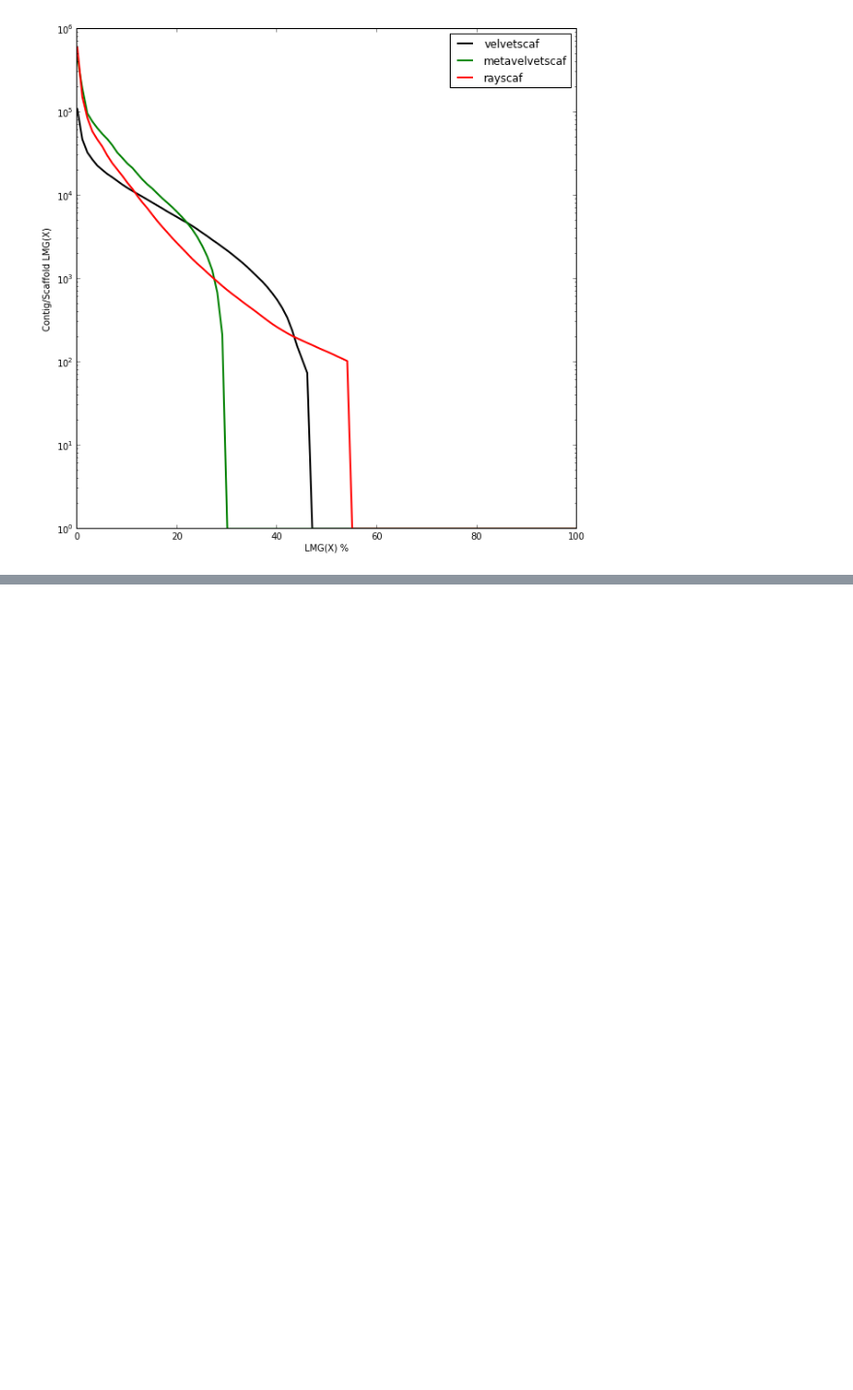
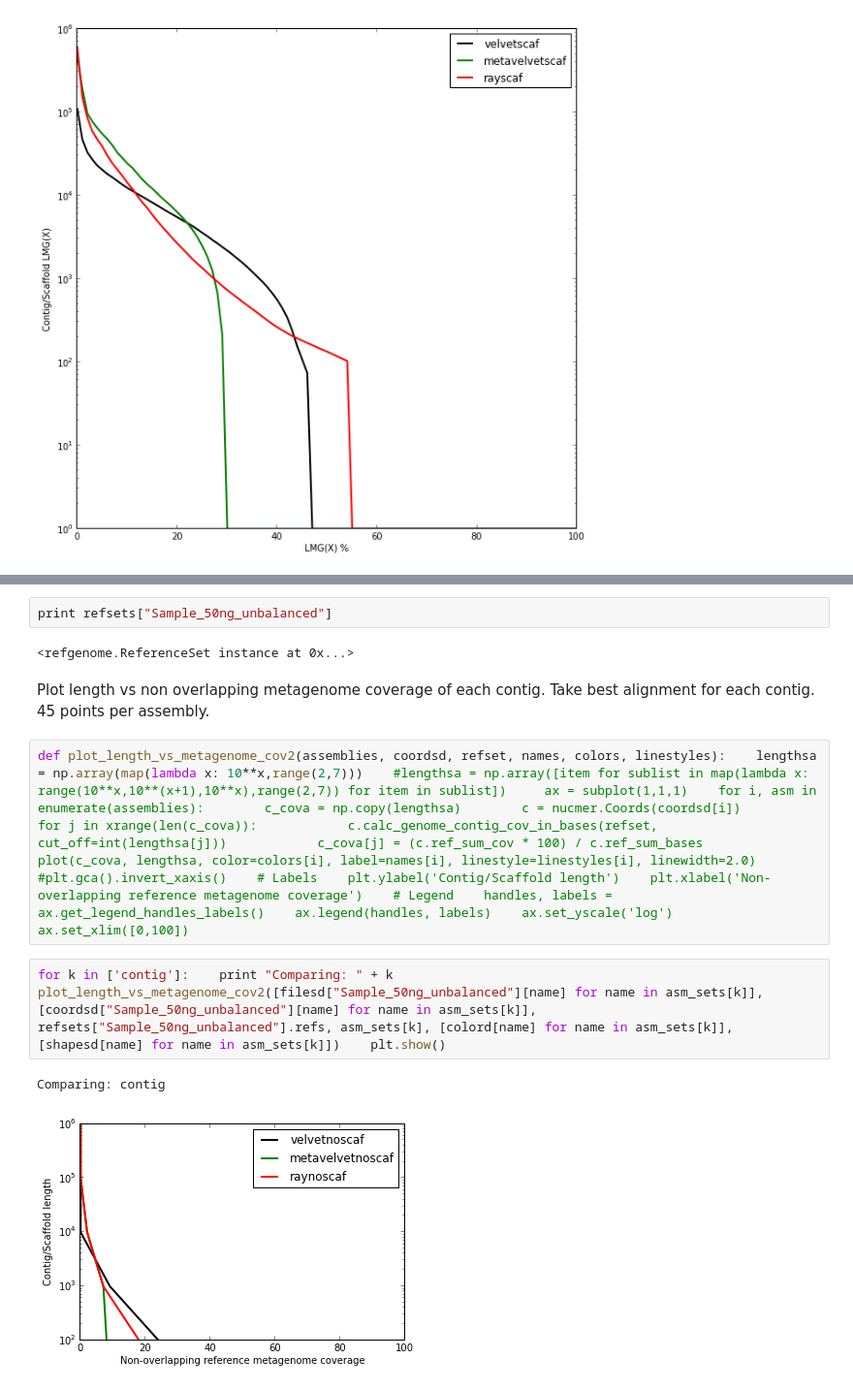
Before and after one commit to inodb/notebooks, a Jupyter notebook: chris-mock-masmvali-length.ipynb, the cells around one changed output, grey strips where cells are left out. Shown at 97% size. Drawn from its saved outputs; the diff is of its cells as text; blank space fills up the shorter version.

```diff
--- a/chris-mock-masmvali-length.ipynb
+++ b/chris-mock-masmvali-length.ipynb
@@ -76,0 +101,13 @@ Comparing: scaf
+# %%
+print refsets["Sample_50ng_unbalanced"]
+# %% [output]
+<refgenome.ReferenceSet instance at 0x...>
+# %% [markdown]
+Plot length vs non overlapping metagenome coverage of each contig. Take best alignment for each contig. 45 points per assembly.
+# %%
+def plot_length_vs_metagenome_cov2(assemblies, coordsd, refset, names, colors, linestyles):    lengthsa = np.array(map(lambda x: 10**x,range(2,7)))    #lengthsa = np.array([item for sublist in map(lambda x: range(10**x,10**(x+1),10**x),range(2,7)) for item in sublist])     ax = subplot(1,1,1)    for i, asm in enumerate(assemblies):        c_cova = np.copy(lengthsa)        c = nucmer.Coords(coordsd[i])        for j in xrange(len(c_cova)):            c.calc_genome_contig_cov_in_bases(refset, cut_off=int(lengthsa[j]))            c_cova[j] = (c.ref_sum_cov * 100) / c.ref_sum_bases        plot(c_cova, lengthsa, color=colors[i], label=names[i], linestyle=linestyles[i], linewidth=2.0)    #plt.gca().invert_xaxis()    # Labels    plt.ylabel('Contig/Scaffold length')    plt.xlabel('Non-overlapping reference metagenome coverage')    # Legend    handles, labels = ax.get_legend_handles_labels()    ax.legend(handles, labels)    ax.set_yscale('log')    ax.set_xlim([0,100])
+# %%
+for k in ['contig']:    print "Comparing: " + k    plot_length_vs_metagenome_cov2([filesd["Sample_50ng_unbalanced"][name] for name in asm_sets[k]], [coordsd["Sample_50ng_unbalanced"][name] for name in asm_sets[k]], refsets["Sample_50ng_unbalanced"].refs, asm_sets[k], [colord[name] for name in asm_sets[k]], [shapesd[name] for name in asm_sets[k]])    plt.show()
+# %% [output]
+Comparing: contig
+[figure, added]
```
Also changed, not shown: parts of 9 cells of this notebook.
